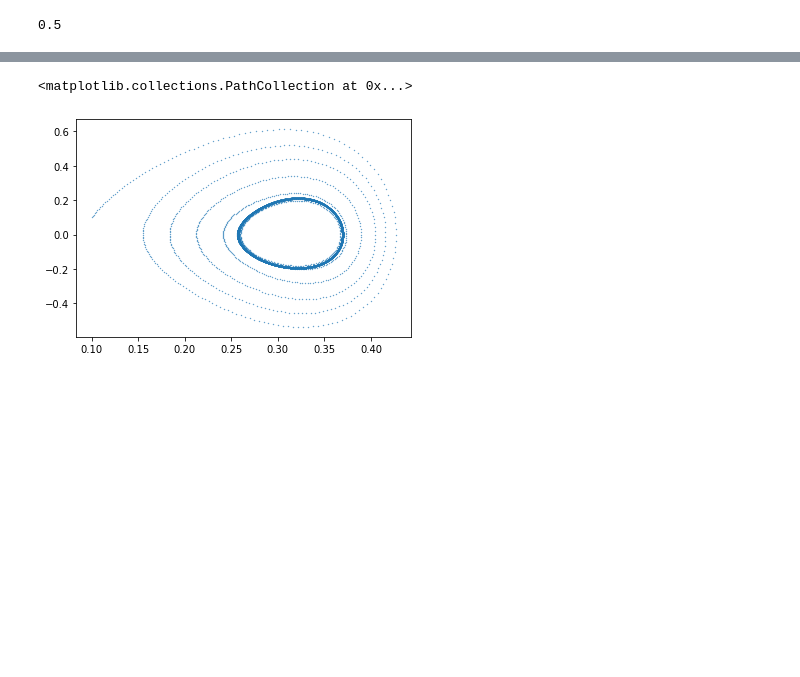
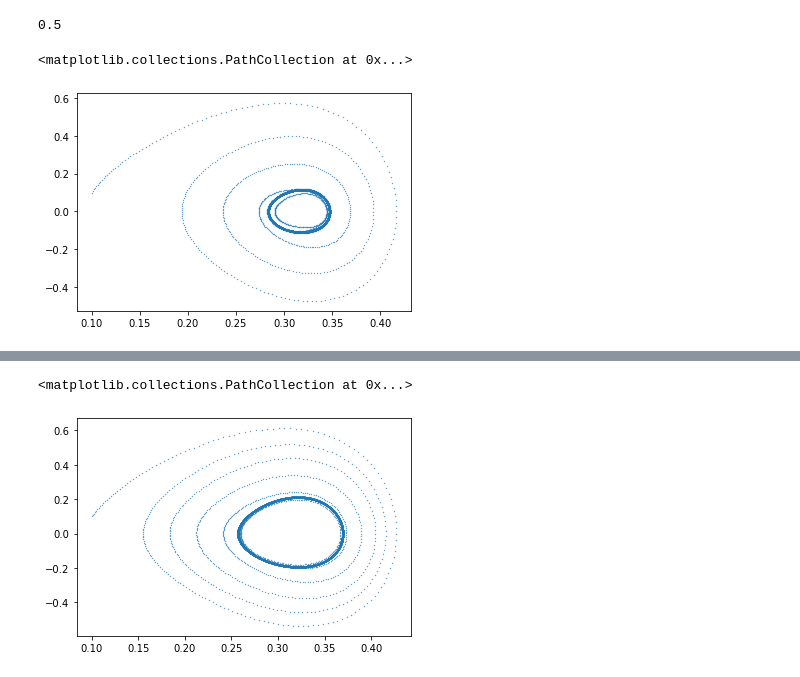
Before and after one commit to Raulidze/ChaosTheory, a Jupyter notebook: LAB_3.ipynb, the cells around one changed output, grey strips where cells are left out. Drawn from its saved outputs; the diff is of its cells as text; code cells hidden in the pictures; blank space fills up the shorter version.

```diff
--- a/LAB_3.ipynb
+++ b/LAB_3.ipynb
@@ -28,3 +37,16 @@ for _f in range(0, 200 + 1, 1):
         # c += 1
 # %% [output]
 0.5
+# %%
+f = 0.3
+
+ds = dyns.DynamicSystem([0.1,0.1], ["y", "f*sin(sin(3.5*t))-y+10*x-100*x^3"], 'x,y', f'f:={f};')
+ds.SetDt(0.01)
+trajectory = ds.GetTrajectory(N)
+
+xy = np.array(trajectory).transpose()
+x, y = xy[0], xy[1]
+plt.scatter(x=x, y=y, s=0.1)
+# %% [output]
+<matplotlib.collections.PathCollection at 0x...>
+[figure, added]
```
Also changed, not shown: parts of 4 cells of this notebook, 1 other file.
